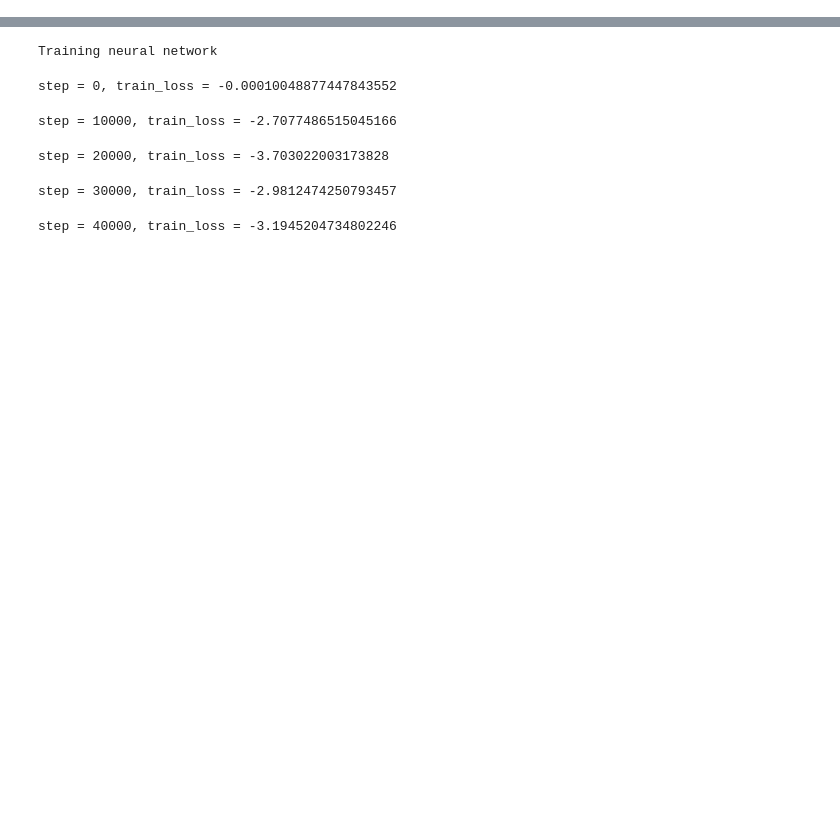
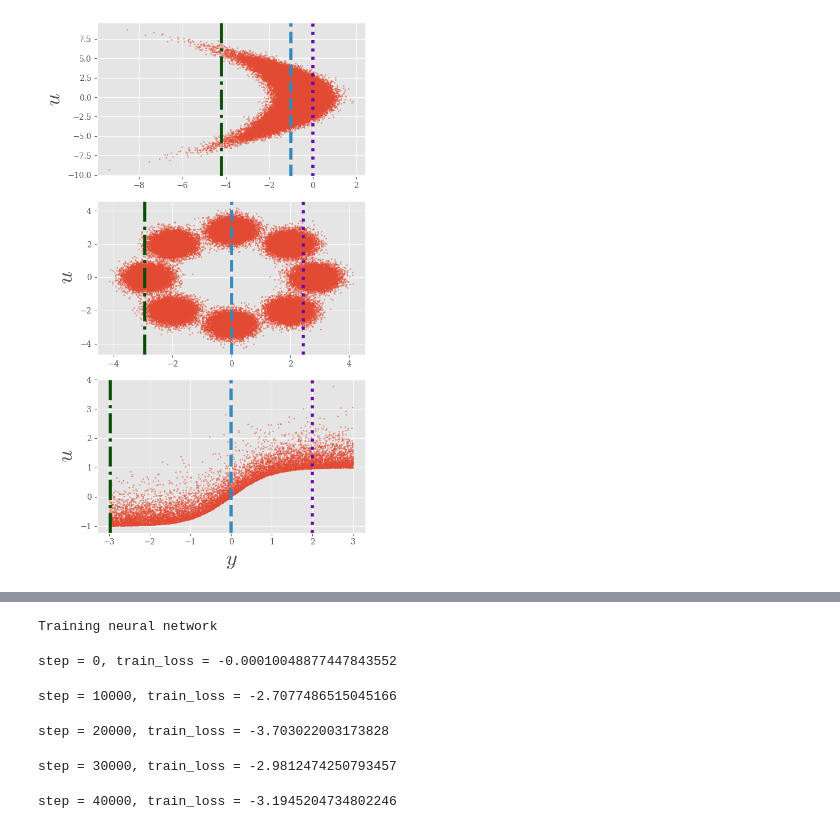
Before and after one commit to abjohnson117/TransportVsMcmcExperiments, a Jupyter notebook: banana/convergence_plots.ipynb, the cells around one changed output, grey strips where cells are left out. Drawn from its saved outputs; the diff is of its cells as text; code cells hidden in the pictures; blank space fills up the shorter version.

```diff
--- a/banana/convergence_plots.ipynb
+++ b/banana/convergence_plots.ipynb
@@ -93,0 +133,30 @@ plt.tight_layout()
+# %%
+banana_samps = inf_train_gen(data="banana", batch_size=100000)
+gauss_samps = inf_train_gen(data="8gaussians", batch_size=100000)
+yst = np.random.uniform(low=-3.0, high=3.0, size=(10000, 1))
+ust = np.tanh(yst) + np.random.gamma(shape=1.0, scale=0.3, size=(10000, 1))
+tanh_samps = np.hstack([yst, ust])
+
+fig, ax = plt.subplots(3, 1, figsize=(6, 10))
+ax[0].scatter(banana_samps[:, 0], banana_samps[:, 1], alpha=0.5, s=2)
+# ax[0].set_xlabel(r"$y$")
+ax[0].set_ylabel(r"$u$", fontsize=28)
+ax[0].axvline(x=-1, linestyle="--", linewidth=4, c='#348abd')
+ax[0].axvline(x=-4.2, linestyle="dashdot", linewidth=4, c="#074c05")
+ax[0].axvline(x=0, linestyle="dotted", linewidth=4, c="#6609ac")
+ax[1].scatter(gauss_samps[:, 0], gauss_samps[:, 1], alpha=0.5, s=2)
+ax[1].set_ylabel(r"$u$", fontsize=28)
+ax[1].axvline(x=0, linestyle="--", linewidth=4, c='#348abd')
+ax[1].axvline(x=2.45, linestyle="dotted", linewidth=4, c="#6609ac")
+ax[1].axvline(x=-2.95, linestyle="dashdot", linewidth=4, c="#074c05")
+ax[2].scatter(yst, ust, alpha=0.5, s=2)
+ax[2].set_xlabel(r"$y$", fontsize=28)
+ax[2].set_ylabel(r"$u$", fontsize=28)
+ax[2].axvline(x=0, linestyle="--", linewidth=4, c='#348abd')
+ax[2].axvline(x=2, linestyle="dotted", linewidth=4, c="#6609ac")
+ax[2].axvline(x=-2.97, linestyle="dashdot", linewidth=4, c="#074c05")
+
+plt.tight_layout()
+plt.savefig("images/banana_8gauss_tanh.png", dpi=900, bbox_inches="tight")
+# %% [output]
+[figure, added]
```
Also changed, not shown: parts of 12 cells of this notebook, 24 other files.
